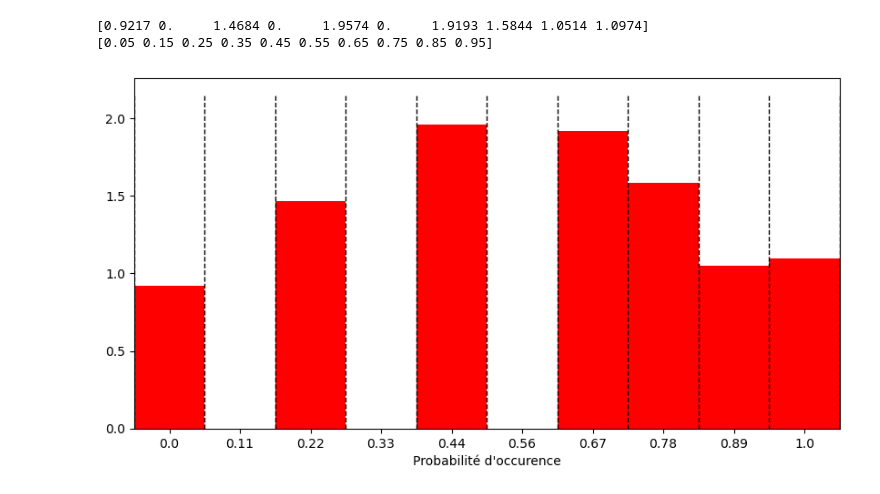
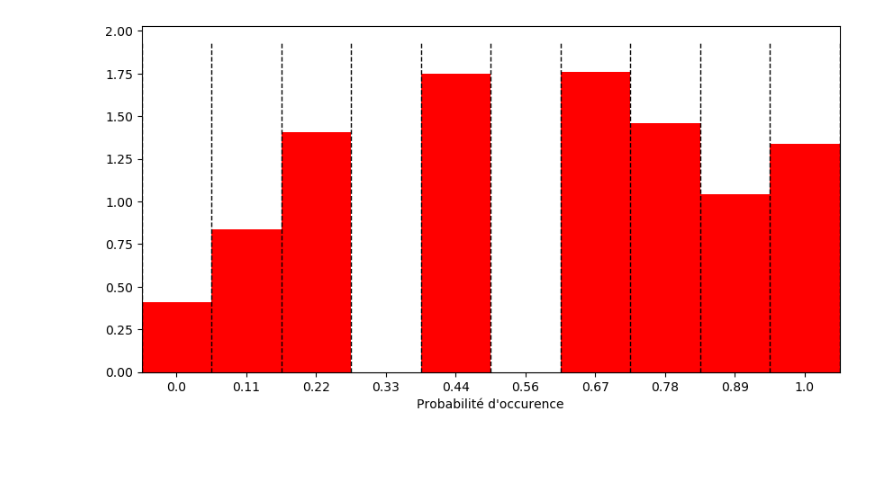
Before and after one commit to alexandre-laine/2023-INT-StageM1, a Jupyter notebook: Equa_histo.ipynb, the cells around one changed output. Drawn from its saved outputs; the diff is of its cells as text; code cells hidden in the pictures; blank space fills up the shorter version.

```diff
--- a/Equa_histo.ipynb
+++ b/Equa_histo.ipynb
@@ -4,22 +4,27 @@ import matplotlib.pyplot as plt
 import scipy.stats as sp_stat #Génération des données selon une loi de Poisson
 # %%
-mu_ni=4
+#Variables modulables
+mu_ni=5
 loc=0
-nbr_neuron=100000
-nbr_bins=10
-#Ajouter un FR_max constant à chaque fois ! permettant d'augmenter le binage mais toujours sur le mêm intervalle
+nbr_neuron=1000000
+nbr_bins=20
+ni_max=20
 ni=sp_stat.poisson.rvs(mu=mu_ni,loc=loc,size=nbr_neuron)
-#ni=sp_stat.norm.rvs(loc=mu_ni,size=nbr_neuron)
-p_ni,bin_ni=np.histogram(ni,bins=nbr_bins,range=(0,nbr_bins),density=True)
+
+#Calcul de l'histogramme
+p_ni,bin_ni=np.histogram(ni,bins=nbr_bins,range=(0,ni_max),density=True)
 bin_mid_ni=1/2*(np.sum((bin_ni[1:],bin_ni[:-1]),axis=0))
+
+#Représentation Graphique
 fig,ax=plt.subplots(figsize=(10,5))
-ax.bar(x=bin_mid_ni,height=p_ni,width=1,color="red")
-ax.vlines(x=[x for x in range(nbr_bins+1)],ymin=0,ymax=p_ni.max()+0.1*p_ni.max(),color="black",linestyle="dashed",lw=1)
-ax.set_xticks(np.linspace(bin_mid_ni[0],bin_mid_ni[-1],nbr_bins),range(nbr_bins))
-ax.set_xlim(0,nbr_bins)
+ax.bar(x=bin_mid_ni,height=p_ni,width=(ni_max/nbr_bins),color="red")
+ax.vlines(x=[x for x in bin_ni],ymin=0,ymax=p_ni.max()+0.2*p_ni.max(),color="black",linestyle="dashed",lw=1)
+ax.set_xticks(bin_mid_ni)
+ax.set_xticklabels([round(x) for x in np.linspace(0,ni_max-1,nbr_bins)])
+ax.set_xlim(0,ni_max)
 ax.set_xlabel("Taux de décharge (en Hz)")
-ax.set_ylabel("Densité d'occurence")
-ax.set_title("Histogramme de distribution")
+ax.set_ylabel("Probabilité d'occurence")
+ax.set_title("Distribution des taux de décharges")
 plt.tight_layout()
 plt.show()
 # %% [output]
@@ -34,19 +50,21 @@ plt.show()
 # %%
-ni_interp=np.interp(ni,range(nbr_bins),P_ni)
-p_ni_interp,bin_ni_interp=np.histogram(ni_interp,bins=nbr_bins,range=(0,1),density=True)
+#Variable
+nbr_bins_interp=10
+
+#Calcul de l'interpolation
+ni_interp=np.interp(ni,bin_ni[:-1],P_ni)
+p_ni_interp,bin_ni_interp=np.histogram(ni_interp,bins=nbr_bins_interp,range=(0,1),density=True)
 bin_mid_ni_interp=1/2*(np.sum((bin_ni_interp[1:],bin_ni_interp[:-1]),axis=0))
-print(p_ni_interp)
-print(bin_mid_ni_interp)
 
+#Représentation graphique
 fig,ax=plt.subplots(figsize=(10,5))
-ax.bar(x=bin_mid_ni_interp,height=p_ni_interp,width=1/(nbr_bins),color="red")
+ax.bar(x=bin_mid_ni_interp,height=p_ni_interp,width=1/(nbr_bins_interp),color="red")
 ax.vlines(x=[x for x in bin_ni_interp],ymin=0,ymax=p_ni_interp.max()+0.1*p_ni_interp.max(),color="black",linestyle="dashed",lw=1)
-ax.set_xticks(np.linspace(bin_mid_ni_interp[0],bin_mid_ni_interp[-1],nbr_bins),[round(x,2) for x in np.linspace(0,1,nbr_bins)])
+ax.set_xticks(np.linspace(bin_mid_ni_interp[0],bin_mid_ni_interp[-1],nbr_bins_interp),)
+ax.set_xticklabels([round(x,2) for x in np.linspace(0,1,nbr_bins_interp)])
 ax.set_xlim(bin_ni_interp[0],bin_ni_interp[-1])
 ax.set_xlabel("Probabilité d'occurence")
 ax.set_ylabel("")
 plt.show()
 # %% [output]
-[0.9217 0.     1.4684 0.     1.9574 0.     1.9193 1.5844 1.0514 1.0974]
-[0.05 0.15 0.25 0.35 0.45 0.55 0.65 0.75 0.85 0.95]
-[figure, old version]
+[figure, new version]
```
Also changed, not shown: parts of 4 cells of this notebook.
